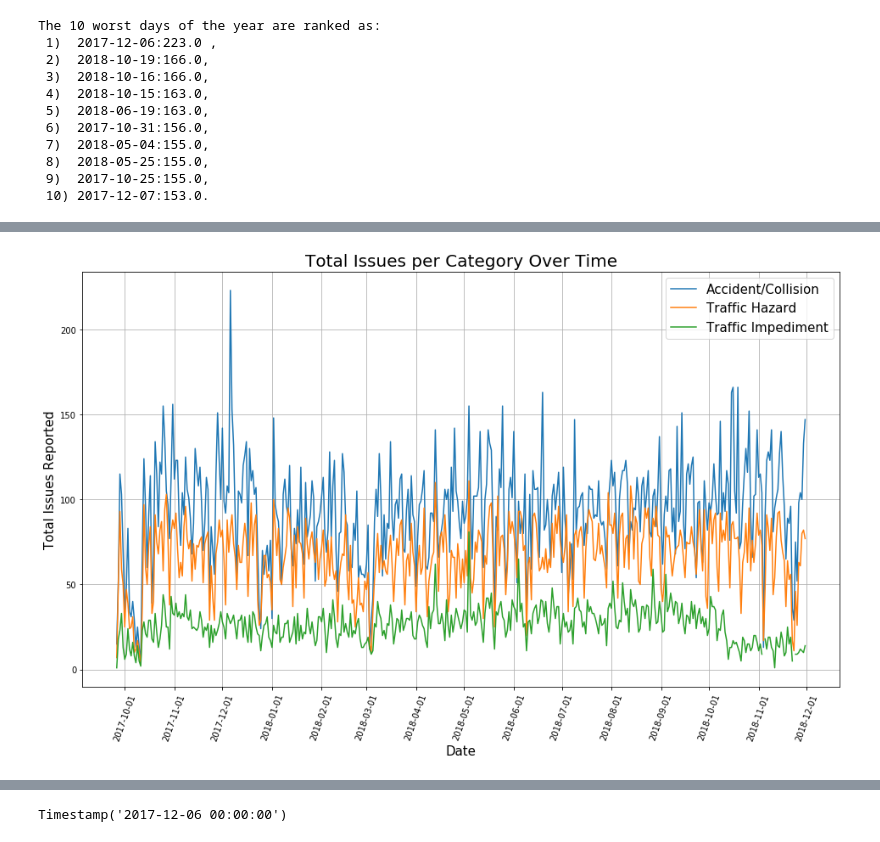
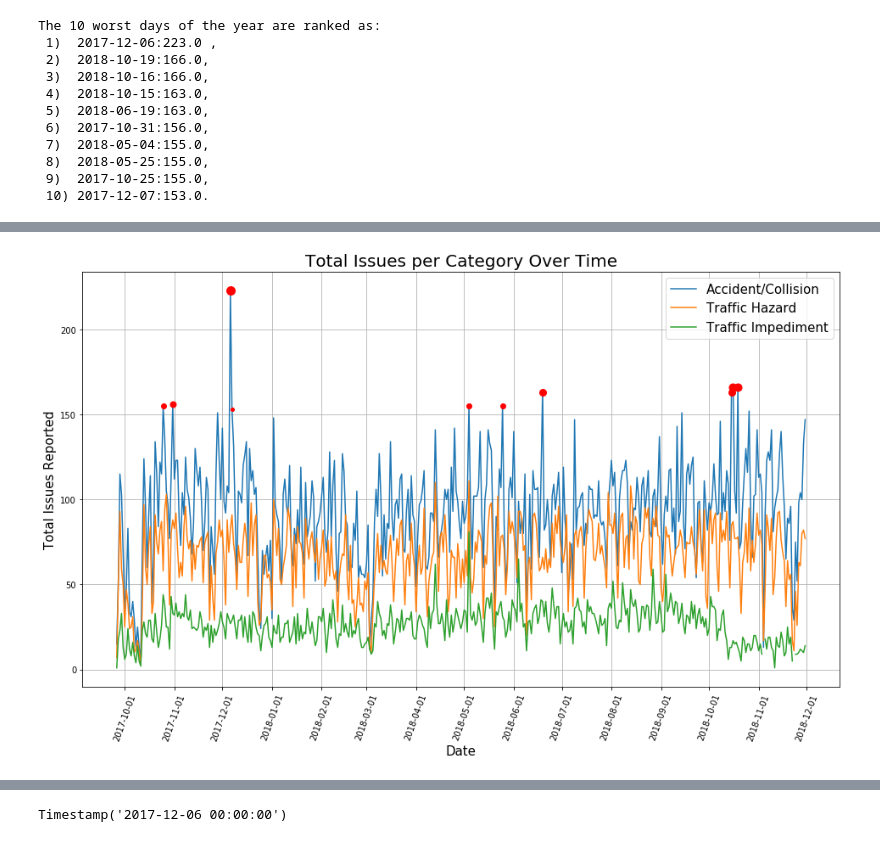
Before and after one commit to smarquardt92/project_1, a Jupyter notebook: dev/Annual Line Graph.ipynb, the cells around one changed output, grey strips where cells are left out. Cells and saved outputs as stored; diff of their text form; code cells hidden in the pictures.

```diff
--- a/dev/Annual Line Graph.ipynb
+++ b/dev/Annual Line Graph.ipynb
@@ -234,32 +272,69 @@ Name: Accident/Collision, dtype: float64
 # %%
 issue_r_df.index = pd.to_datetime(issue_r_df.index)
 
 fig1 = plt.figure()
 ax1 = fig1.add_subplot(111)
 ax1.xaxis.set_major_locator(dates.MonthLocator())
 ax1.xaxis.set_minor_locator(dates.MonthLocator())
 ax1.xaxis.set_major_formatter(dates.DateFormatter('%Y-%m-%d'))
 ax1.plot(issue_r_df.index, issue_r_df['Accident/Collision'])
 ax1.plot(issue_r_df.index, issue_r_df['Traffic Hazard'])
 ax1.plot(issue_r_df.index, issue_r_df['Traffic Impediment'])
 plt.title("Total Issues per Category Over Time", fontsize=20)
 plt.xlabel("Date", fontsize=15)
 plt.ylabel("Total Issues Reported", fontsize=15)
 plt.legend(loc='best', fontsize=15)
 plt.xticks(rotation=70)
 
-# plt.plot([wrstday1x], [wrstday1y], marker='o', markersize=10, color="red")
-# plt.plot([wrstday2x], [wrstday2y], marker='o', markersize=9, color="red")
-# plt.plot([wrstday3x], [wrstday3y], marker='o', markersize=9, color="red")
-# plt.plot([wrstday4x], [wrstday4y], marker='o', markersize=8, color="red")
-# plt.plot([wrstday5x], [wrstday5y], marker='o', markersize=8, color="red")
-# plt.plot([wrstday6x], [wrstday6y], marker='o', markersize=7, color="red")
-# plt.plot([wrstday7x], [wrstday7y], marker='o', markersize=6, color="red")
-# plt.plot([wrstday8x], [wrstday8y], marker='o', markersize=6, color="red")
-# plt.plot([wrstday9x], [wrstday9y], marker='o', markersize=6, color="red")
-# plt.plot([wrstday10x], [wrstday10y], marker='o', markersize=4, color="red")
+# –––––––––––––––––––––––––––––- * RETRIEVING DAYS W/ > 150 ISSUES REPORTED * –––––––––––––––––––––––––––––-
+sortedcollisionperday_df1 = sortedcollisionperday_df = issue_r_df['Accident/Collision'].sort_values(ascending=False)
+sortedcollisionperday_df = sortedcollisionperday_df[0:13]
+
+wrstday1x = sortedcollisionperday_df.index[0]
+wrstday1y = sortedcollisionperday_df[0]
+
+wrstday2x = sortedcollisionperday_df.index[1]
+wrstday2y = sortedcollisionperday_df[1]
+
+wrstday3x = sortedcollisionperday_df.index[2]
+wrstday3y = sortedcollisionperday_df[2]
+
+wrstday4x = sortedcollisionperday_df.index[3]
+wrstday4y = sortedcollisionperday_df[3]
+
+wrstday5x = sortedcollisionperday_df.index[4]
+wrstday5y = sortedcollisionperday_df[4]
+
+wrstday6x = sortedcollisionperday_df.index[5]
+wrstday6y = sortedcollisionperday_df[5]
+
+wrstday7x = sortedcollisionperday_df.index[6]
+wrstday7y = sortedcollisionperday_df[6]
+
+wrstday8x = sortedcollisionperday_df.index[7]
+wrstday8y = sortedcollisionperday_df[7]
+
+wrstday9x = sortedcollisionperday_df.index[8]
+wrstday9y = sortedcollisionperday_df[8]
+
+wrstday10x = sortedcollisionperday_df.index[9]
+wrstday10y = sortedcollisionperday_df[9]
+
+#print(f'The 10 worst days of the year are ranked as:\n 1)  {wrstday1x}:{wrstday1y} , \n 2)  {wrstday2x}:{wrstday2y},\n 3)  {wrstday3x}:{wrstday3y},\n 4)  {wrstday4x}:{wrstday4y},\n 5)  {wrstday5x}:{wrstday5y},\n 6)  {wrstday6x}:{wrstday6y},\n 7)  {wrstday7x}:{wrstday7y},\n 8)  {wrstday8x}:{wrstday8y},\n 9)  {wrstday9x}:{wrstday9y},\n 10) {wrstday10x}:{wrstday10y}.')
+
+plt.plot([wrstday1x], [wrstday1y], marker='o', markersize=10, color="red")
+plt.plot([wrstday2x], [wrstday2y], marker='o', markersize=9, color="red")
+plt.plot([wrstday3x], [wrstday3y], marker='o', markersize=9, color="red")
+plt.plot([wrstday4x], [wrstday4y], marker='o', markersize=8, color="red")
+plt.plot([wrstday5x], [wrstday5y], marker='o', markersize=8, color="red")
+plt.plot([wrstday6x], [wrstday6y], marker='o', markersize=7, color="red")
+plt.plot([wrstday7x], [wrstday7y], marker='o', markersize=6, color="red")
+plt.plot([wrstday8x], [wrstday8y], marker='o', markersize=6, color="red")
+plt.plot([wrstday9x], [wrstday9y], marker='o', markersize=6, color="red")
+plt.plot([wrstday10x], [wrstday10y], marker='o', markersize=4, color="red")
 plt.grid()
+
 plt.savefig('../Deliverables/Annual Line Graph (Totals per Category).png')
 plt.show()
 # %% [output]
-[figure, old version]
+[figure, new version]
```
Also changed, not shown: parts of 3 cells of this notebook, 14 other files.
